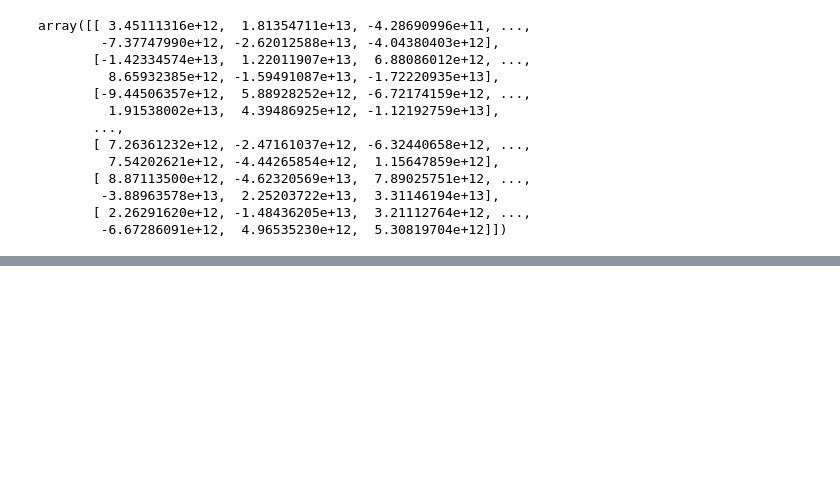
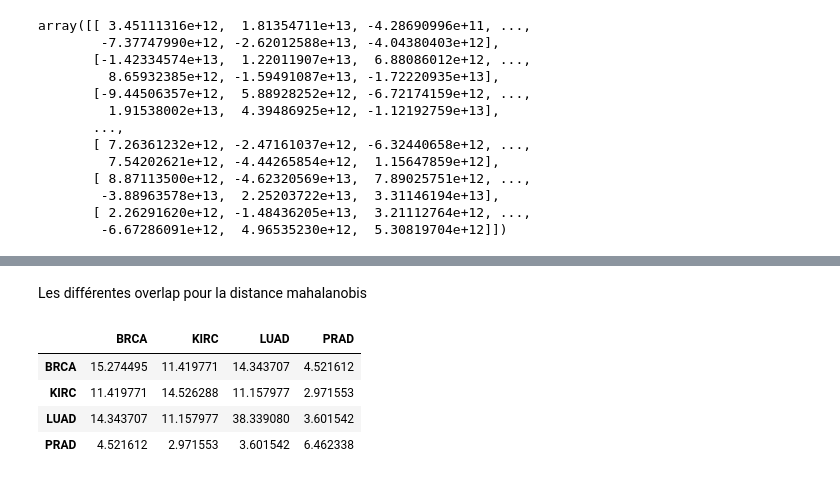
Before and after one commit to KHALOUIoussama/TP1_sciences_donnees, a Jupyter notebook: notebook.ipynb, the cells around one changed output, grey strips where cells are left out. Drawn from its saved outputs; the diff is of its cells as text; code cells hidden in the pictures; blank space fills up the shorter version.

```diff
--- a/notebook.ipynb
+++ b/notebook.ipynb
@@ -198,0 +257,10 @@ distance_intra('LUAD')
+# %% [markdown]
+Les différentes overlap pour la distance mahalanobis
+# %%
+func_dist_inter_dict('mahalanobis')
+# %% [output]
+|  | BRCA | KIRC | LUAD | PRAD |
+| BRCA | 15.274495 | 11.419771 | 14.343707 | 4.521612 |
+| KIRC | 11.419771 | 14.526288 | 11.157977 | 2.971553 |
+| LUAD | 14.343707 | 11.157977 | 38.339080 | 3.601542 |
+| PRAD | 4.521612 | 2.971553 | 3.601542 | 6.462338 |
```
Also changed, not shown: parts of 22 cells of this notebook.
